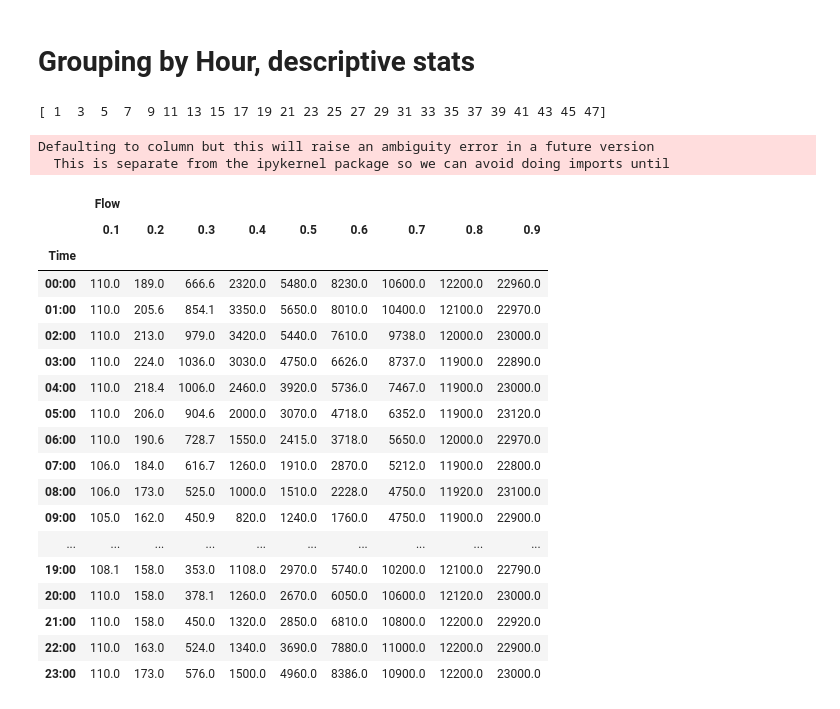
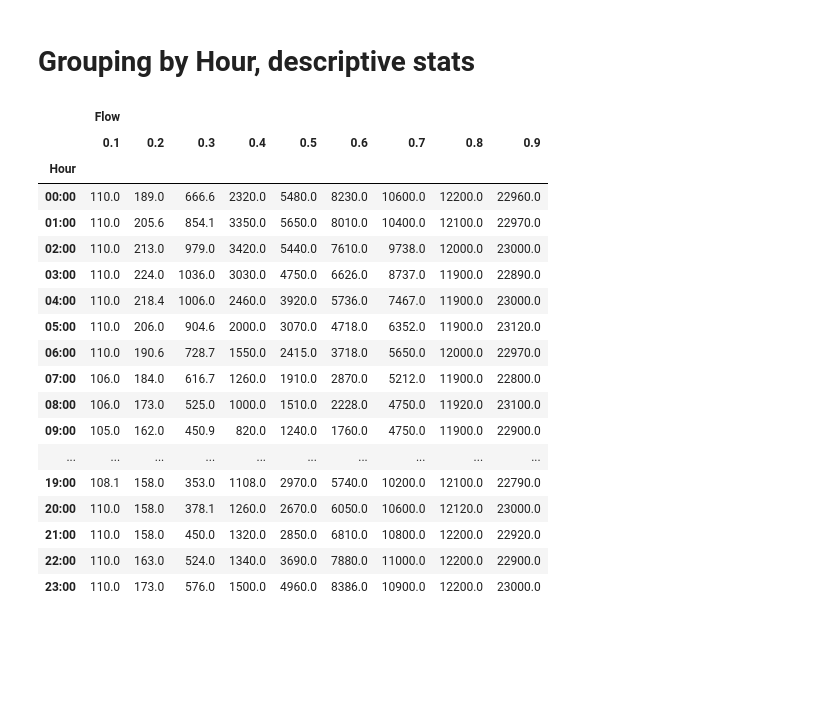
Before and after one commit to stevenpwalton/Tulsa, a Jupyter notebook: Tulsa_Data.ipynb, the cells around one changed output. Cells and saved outputs as stored; diff of their text form; code cells hidden in the pictures; blank space fills up the shorter version.

```diff
--- a/Tulsa_Data.ipynb
+++ b/Tulsa_Data.ipynb
@@ -145,21 +147,17 @@ dfm.boxplot(column='Flow', by='Month')
 # Grouping by Hour, descriptive stats
 # %%
 dfd = df.copy()
-dfd['Time']=dfd.index.map(lambda x: x.strftime('%H:%M'))
-dfd = dfd.groupby('Time').quantile(q = quantiles).unstack()
+dfd['Hour']=dfd.index.map(lambda x: x.strftime('%H:%M'))
+dfd = dfd.groupby('Hour').quantile(q = quantiles).unstack()
 # dfd.index = pd.to_datetime(dfd.index.astype(str))
 drop_cols = np.arange(1,49,2)
-print(drop_cols)
 dfd = dfd.drop(dfd.index[15])
 dfd = dfd.drop(dfd.index[drop_cols])
 dfd
 # %% [output]
-[ 1  3  5  7  9 11 13 15 17 19 21 23 25 27 29 31 33 35 37 39 41 43 45 47]
-Defaulting to column but this will raise an ambiguity error in a future version
-  This is separate from the ipykernel package so we can avoid doing imports until
 |  | Flow |  |  |  |  |  |  |  |  |
 |  | 0.1 | 0.2 | 0.3 | 0.4 | 0.5 | 0.6 | 0.7 | 0.8 | 0.9 |
-| Time |  |  |  |  |  |  |  |  |  |
+| Hour |  |  |  |  |  |  |  |  |  |
 | 00:00 | 110.0 | 189.0 | 666.6 | 2320.0 | 5480.0 | 8230.0 | 10600.0 | 12200.0 | 22960.0 |
 | 01:00 | 110.0 | 205.6 | 854.1 | 3350.0 | 5650.0 | 8010.0 | 10400.0 | 12100.0 | 22970.0 |
 | 02:00 | 110.0 | 213.0 | 979.0 | 3420.0 | 5440.0 | 7610.0 | 9738.0 | 12000.0 | 23000.0 |
```
Also changed, not shown: parts of 5 cells of this notebook.
